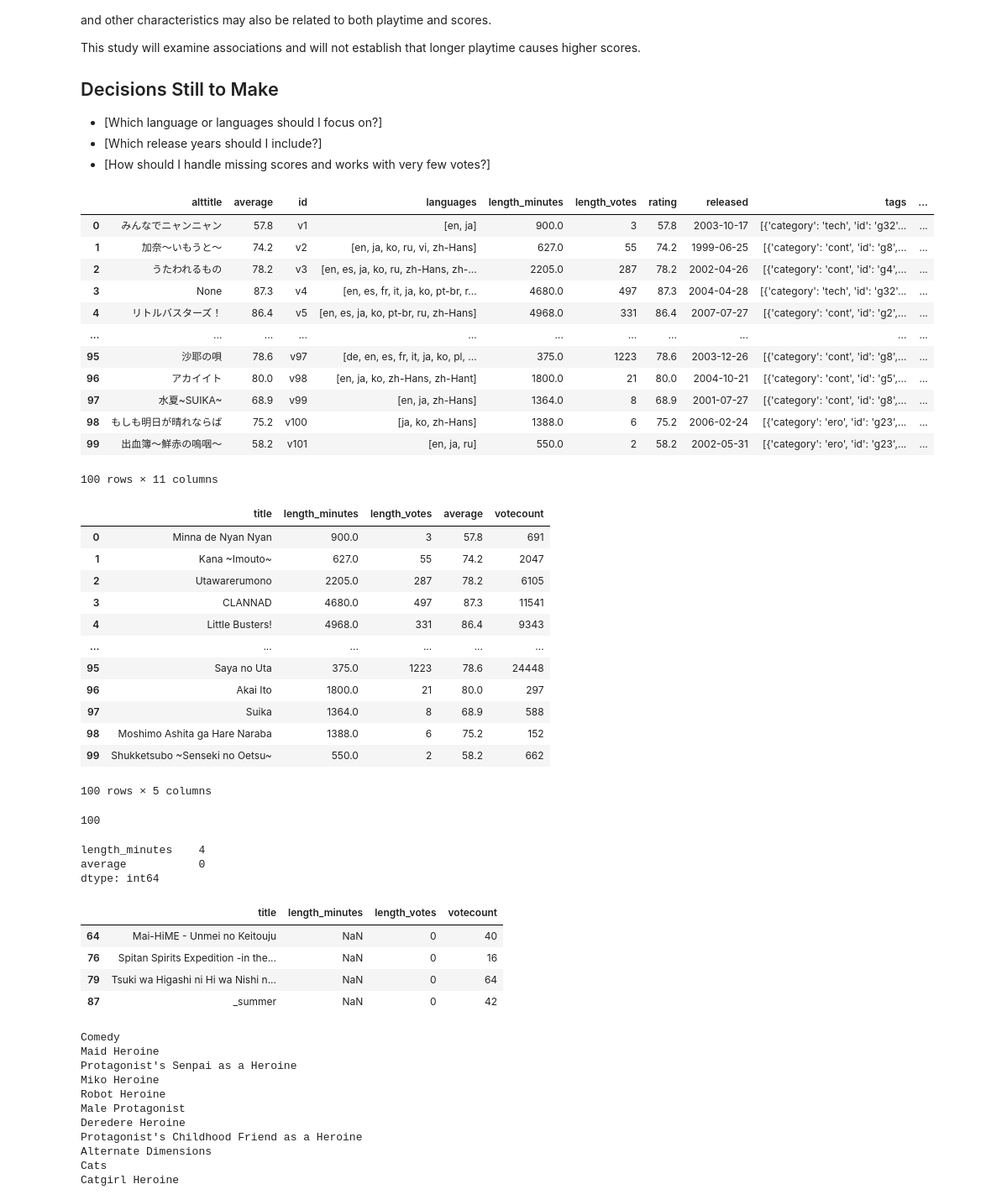
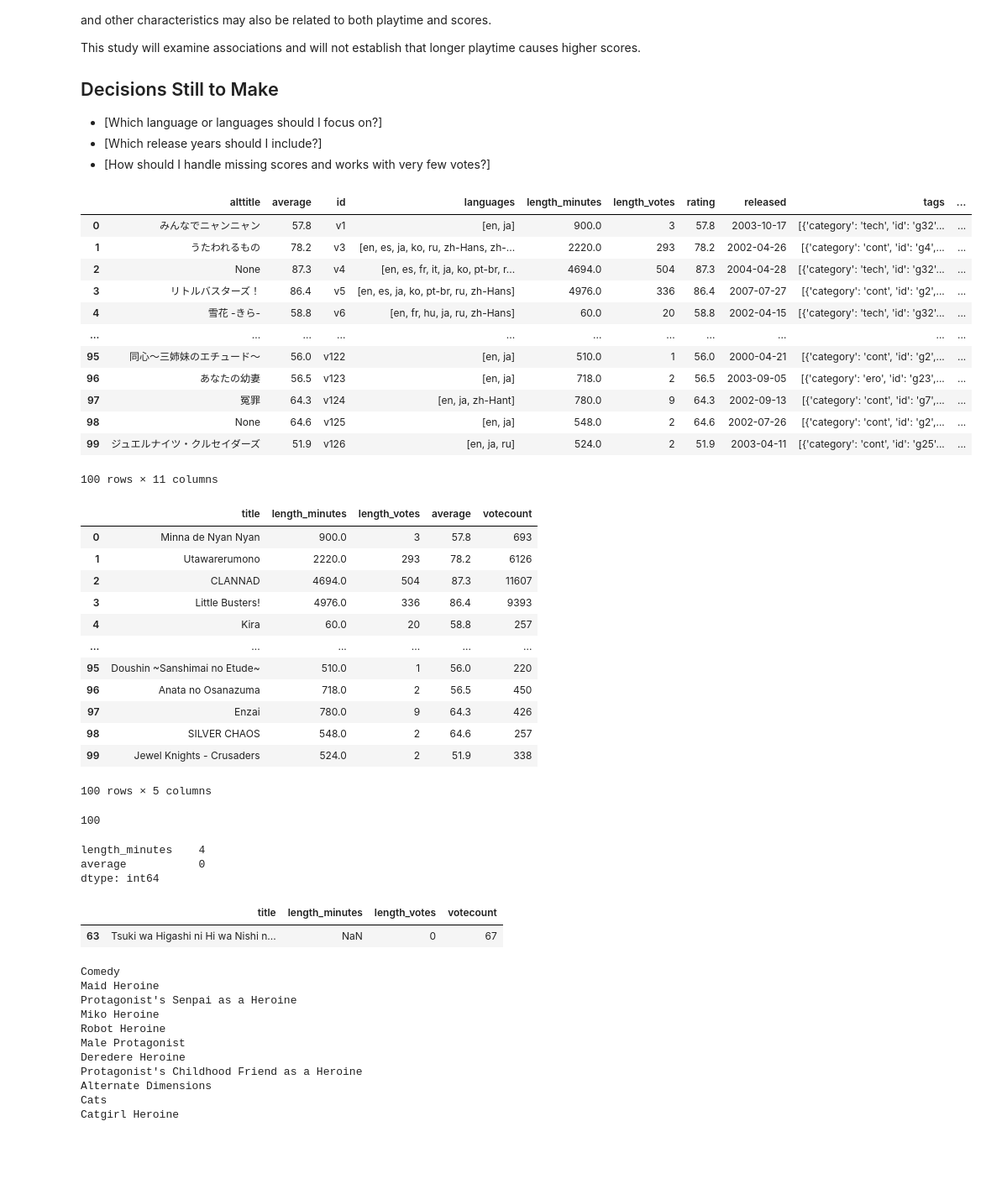
Before and after one commit to Bob0414/vndb-playtime-analysis, a Jupyter notebook: VN.ipynb, the cells around one changed output. Shown at 84% size. Drawn from its saved outputs; the diff is of its cells as text; code cells hidden in the pictures; blank space fills up the shorter version.

```diff
--- a/VN.ipynb
+++ b/VN.ipynb
@@ -64,42 +64,49 @@ playtime causes higher scores.
 # %%
 import requests
 import pandas as pd
 
 query = {
-    "filters": ["olang", "=", "ja"],
+    "filters": [
+    "and",
+    ["olang", "=", "ja"],
+    ["devstatus", "=", 0],
+    ["released", ">=", "2000-01-01"],
+    ["released", "<", "2026-01-01"],
+    ["votecount", ">=", 50]
+],
     "fields": (
     "title,alttitle,released,languages,average,rating,votecount,"
     "length_minutes,length_votes,"
     "tags{id,name,category,rating,spoiler,lie}"),
     "results": 100,
     "sort": "id",
     "page": 1
 }
 
 response = requests.post(
     "https://api.vndb.org/kana/vn",
     json=query,
     timeout=30
 )
 
 response.raise_for_status()
 payload = response.json()
 
 data = pd.DataFrame(payload["results"])
 data
 # %% [output]
 |  | alttitle | average | id | languages | length_minutes | length_votes | rating | released | tags | ... |
 | 0 | みんなでニャンニャン | 57.8 | v1 | [en, ja] | 900.0 | 3 | 57.8 | 2003-10-17 | [{'category': 'tech', 'id': 'g32'... | ... |
-| 1 | 加奈～いもうと～ | 74.2 | v2 | [en, ja, ko, ru, vi, zh-Hans] | 627.0 | 55 | 74.2 | 1999-06-25 | [{'category': 'cont', 'id': 'g8',... | ... |
-| 2 | うたわれるもの | 78.2 | v3 | [en, es, ja, ko, ru, zh-Hans, zh-... | 2205.0 | 287 | 78.2 | 2002-04-26 | [{'category': 'cont', 'id': 'g4',... | ... |
-| 3 | None | 87.3 | v4 | [en, es, fr, it, ja, ko, pt-br, r... | 4680.0 | 497 | 87.3 | 2004-04-28 | [{'category': 'tech', 'id': 'g32'... | ... |
-| 4 | リトルバスターズ！ | 86.4 | v5 | [en, es, ja, ko, pt-br, ru, zh-Hans] | 4968.0 | 331 | 86.4 | 2007-07-27 | [{'category': 'cont', 'id': 'g2',... | ... |
+| 1 | うたわれるもの | 78.2 | v3 | [en, es, ja, ko, ru, zh-Hans, zh-... | 2220.0 | 293 | 78.2 | 2002-04-26 | [{'category': 'cont', 'id': 'g4',... | ... |
+| 2 | None | 87.3 | v4 | [en, es, fr, it, ja, ko, pt-br, r... | 4694.0 | 504 | 87.3 | 2004-04-28 | [{'category': 'tech', 'id': 'g32'... | ... |
+| 3 | リトルバスターズ！ | 86.4 | v5 | [en, es, ja, ko, pt-br, ru, zh-Hans] | 4976.0 | 336 | 86.4 | 2007-07-27 | [{'category': 'cont', 'id': 'g2',... | ... |
+| 4 | 雪花 -きら- | 58.8 | v6 | [en, fr, hu, ja, ru, zh-Hans] | 60.0 | 20 | 58.8 | 2002-04-15 | [{'category': 'tech', 'id': 'g32'... | ... |
 | ... | ... | ... | ... | ... | ... | ... | ... | ... | ... | ... |
-| 95 | 沙耶の唄 | 78.6 | v97 | [de, en, es, fr, it, ja, ko, pl, ... | 375.0 | 1223 | 78.6 | 2003-12-26 | [{'category': 'cont', 'id': 'g8',... | ... |
-| 96 | アカイイト | 80.0 | v98 | [en, ja, ko, zh-Hans, zh-Hant] | 1800.0 | 21 | 80.0 | 2004-10-21 | [{'category': 'cont', 'id': 'g5',... | ... |
-| 97 | 水夏~SUIKA~ | 68.9 | v99 | [en, ja, zh-Hans] | 1364.0 | 8 | 68.9 | 2001-07-27 | [{'category': 'cont', 'id': 'g8',... | ... |
-| 98 | もしも明日が晴れならば | 75.2 | v100 | [ja, ko, zh-Hans] | 1388.0 | 6 | 75.2 | 2006-02-24 | [{'category': 'ero', 'id': 'g23',... | ... |
-| 99 | 出血簿〜鮮赤の嗚咽〜 | 58.2 | v101 | [en, ja, ru] | 550.0 | 2 | 58.2 | 2002-05-31 | [{'category': 'ero', 'id': 'g23',... | ... |
+| 95 | 同心～三姉妹のエチュード～ | 56.0 | v122 | [en, ja] | 510.0 | 1 | 56.0 | 2000-04-21 | [{'category': 'cont', 'id': 'g2',... | ... |
+| 96 | あなたの幼妻 | 56.5 | v123 | [en, ja] | 718.0 | 2 | 56.5 | 2003-09-05 | [{'category': 'ero', 'id': 'g23',... | ... |
+| 97 | 冤罪 | 64.3 | v124 | [en, ja, zh-Hant] | 780.0 | 9 | 64.3 | 2002-09-13 | [{'category': 'cont', 'id': 'g7',... | ... |
+| 98 | None | 64.6 | v125 | [en, ja] | 548.0 | 2 | 64.6 | 2002-07-26 | [{'category': 'cont', 'id': 'g2',... | ... |
+| 99 | ジュエルナイツ・クルセイダーズ | 51.9 | v126 | [en, ja, ru] | 524.0 | 2 | 51.9 | 2003-04-11 | [{'category': 'cont', 'id': 'g25'... | ... |
 100 rows × 11 columns
 # %%
 data[
@@ -107,17 +114,17 @@ data[
 ]
 # %% [output]
 |  | title | length_minutes | length_votes | average | votecount |
-| 0 | Minna de Nyan Nyan | 900.0 | 3 | 57.8 | 691 |
-| 1 | Kana ~Imouto~ | 627.0 | 55 | 74.2 | 2047 |
-| 2 | Utawarerumono | 2205.0 | 287 | 78.2 | 6105 |
-| 3 | CLANNAD | 4680.0 | 497 | 87.3 | 11541 |
-| 4 | Little Busters! | 4968.0 | 331 | 86.4 | 9343 |
+| 0 | Minna de Nyan Nyan | 900.0 | 3 | 57.8 | 693 |
+| 1 | Utawarerumono | 2220.0 | 293 | 78.2 | 6126 |
+| 2 | CLANNAD | 4694.0 | 504 | 87.3 | 11607 |
+| 3 | Little Busters! | 4976.0 | 336 | 86.4 | 9393 |
+| 4 | Kira | 60.0 | 20 | 58.8 | 257 |
 | ... | ... | ... | ... | ... | ... |
-| 95 | Saya no Uta | 375.0 | 1223 | 78.6 | 24448 |
-| 96 | Akai Ito | 1800.0 | 21 | 80.0 | 297 |
-| 97 | Suika | 1364.0 | 8 | 68.9 | 588 |
-| 98 | Moshimo Ashita ga Hare Naraba | 1388.0 | 6 | 75.2 | 152 |
-| 99 | Shukketsubo ~Senseki no Oetsu~ | 550.0 | 2 | 58.2 | 662 |
+| 95 | Doushin ~Sanshimai no Etude~ | 510.0 | 1 | 56.0 | 220 |
+| 96 | Anata no Osanazuma | 718.0 | 2 | 56.5 | 450 |
+| 97 | Enzai | 780.0 | 9 | 64.3 | 426 |
+| 98 | SILVER CHAOS | 548.0 | 2 | 64.6 | 257 |
+| 99 | Jewel Knights - Crusaders | 524.0 | 2 | 51.9 | 338 |
 100 rows × 5 columns
 # %%
 print(len(data))
@@ -134,10 +141,7 @@ mask = data["length_minutes"].isnull()
 data[mask][["title", "length_minutes", "length_votes", "votecount"]]
 # %% [output]
 |  | title | length_minutes | length_votes | votecount |
-| 64 | Mai-HiME - Unmei no Keitouju | NaN | 0 | 40 |
-| 76 | Spitan Spirits Expedition -in the... | NaN | 0 | 16 |
-| 79 | Tsuki wa Higashi ni Hi wa Nishi n... | NaN | 0 | 64 |
-| 87 | _summer | NaN | 0 | 42 |
+| 63 | Tsuki wa Higashi ni Hi wa Nishi n... | NaN | 0 | 67 |
 # %%
 for tag in data.loc[0, "tags"]:
     if tag["category"] == "cont":
```
Also changed, not shown: parts of 38 cells of this notebook.
